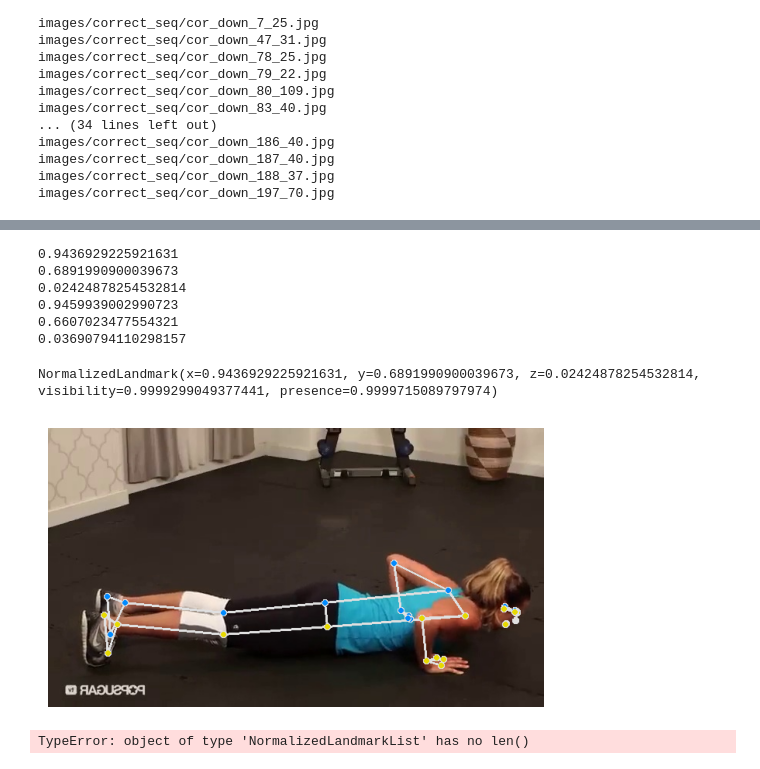
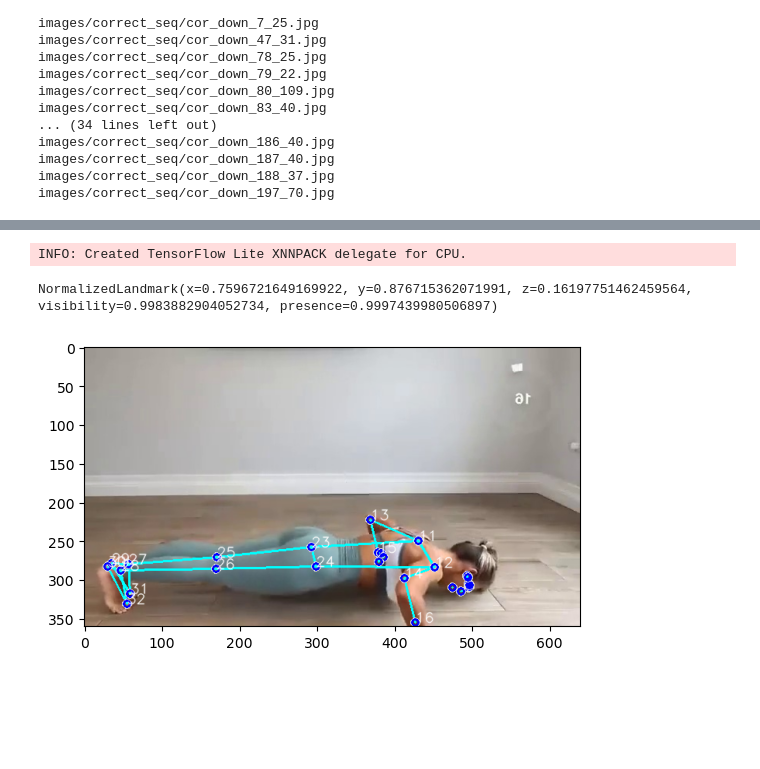
Before and after one commit to jpedroag/PMBA, a Jupyter notebook: C_distances.ipynb, the cells around one changed output, grey strips where cells are left out. Drawn from its saved outputs; the diff is of its cells as text; code cells hidden in the pictures; blank space fills up the shorter version.

```diff
--- a/C_distances.ipynb
+++ b/C_distances.ipynb
@@ -186,5 +93,5 @@ images/correct_seq/cor_down_79_22.jpg
 # %%
-def draw_landmarks_on_image(rgb_image, detection_result):
+def draw_landmarks_on_image(rgb_image, detection_result, exclude_numbers=[]):
   pose_landmarks_list = detection_result.pose_landmarks
   annotated_image = np.copy(rgb_image)
 
@@ -202,4 +109,10 @@ def draw_landmarks_on_image(rgb_image, detection_result):
       pose_landmarks_proto,
       solutions.pose.POSE_CONNECTIONS,
       solutions.drawing_styles.get_default_pose_landmarks_style())
+
+    # Draw landmark numbers on the image.
+    for i, landmark in enumerate(pose_landmarks):
+        if i not in exclude_numbers:  # only number the landmark if it's not in the exclusion list
+            cv2.putText(annotated_image, str(i), (int(landmark.x * rgb_image.shape[1]), int(landmark.y * rgb_image.shape[0])),
+                        cv2.FONT_HERSHEY_SIMPLEX, 0.5, (255, 255, 255), 1, cv2.LINE_AA)
   return annotated_image
@@ -206,4 +156,6 @@ def draw_landmarks_on_image(rgb_image, detection_result):
 # %%
+this_image_path = 'images/correct_seq/cor_down_1_38.jpg'
+
 model_path = 'pose_landmarker_heavy.task'
 
 BaseOptions = mp.tasks.BaseOptions
@@ -217,7 +169,7 @@ options = PoseLandmarkerOptions(
 
 with PoseLandmarker.create_from_options(options) as landmarker:
     # Load the input image from an image file.
-    image = mp.Image.create_from_file('images/correct_seq/cor_down_80_109.jpg')
+    image = mp.Image.create_from_file(this_image_path)
 
 
     # Perform pose landmarking on the provided single image.
@@ -235,31 +187,17 @@ with PoseLandmarker.create_from_options(options) as landmarker:
         pose_landmarks_proto.landmark.extend([
             landmark_pb2.NormalizedLandmark(x=landmark.x, y=landmark.y, z=landmark.z) for landmark in pose_landmarks
         ])
-
-# printing the 3d coordinates of the first landmark
-print(pose_landmarks_list[0][0].x)
-print(pose_landmarks_list[0][0].y)
-print(pose_landmarks_list[0][0].z)
-
-# now the second landmark
-print(pose_landmarks_list[0][1].x)
-print(pose_landmarks_list[0][1].y)
-print(pose_landmarks_list[0][1].z)
 # %% [output]
-0.9436929225921631
-0.6891990900039673
-0.02424878254532814
-0.9459939002990723
-0.6607023477554321
-0.03690794110298157
+INFO: Created TensorFlow Lite XNNPACK delegate for CPU.
-# %%
-pose_landmarks_list[0][0]
-# %% [output]
-NormalizedLandmark(x=0.9436929225921631, y=0.6891990900039673, z=0.02424878254532814, visibility=0.9999299049377441, presence=0.9999715089797974)
+# %%
+# this is how we can access the landmarks coordinates
+pose_landmarks[0]
+# %% [output]
+NormalizedLandmark(x=0.7596721649169922, y=0.876715362071991, z=0.16197751462459564, visibility=0.9983882904052734, presence=0.9997439980506897)
 # %%
-annotated_image = draw_landmarks_on_image(image.numpy_view(), pose_landmarker_result)
+annotated_image = draw_landmarks_on_image(image.numpy_view(), pose_landmarker_result, exclude_numbers=[0, 1, 2, 3, 4, 5, 6, 7, 8, 9, 10, 17, 18, 19, 20, 21, 22])
 plt.imshow(annotated_image)
-plt.axis('off')  # Turn off axis
+#plt.axis('off')  # Turn off axis
 plt.show()
 # %% [output]
-[figure, old version]
+[figure, new version]
@@ -268,8 +203,0 @@ plt.show()
-# %%
-image_path = 'images/correct_seq/cor_down_3_22.jpg'
-landmarks = extract_landmarks(image_path)
-
-image = cv2.imread(image_path)
-display_image_with_landmarks(image, landmarks)
-# %% [output]
-TypeError: object of type 'NormalizedLandmarkList' has no len()
```
Also changed, not shown: parts of 8 cells of this notebook.
